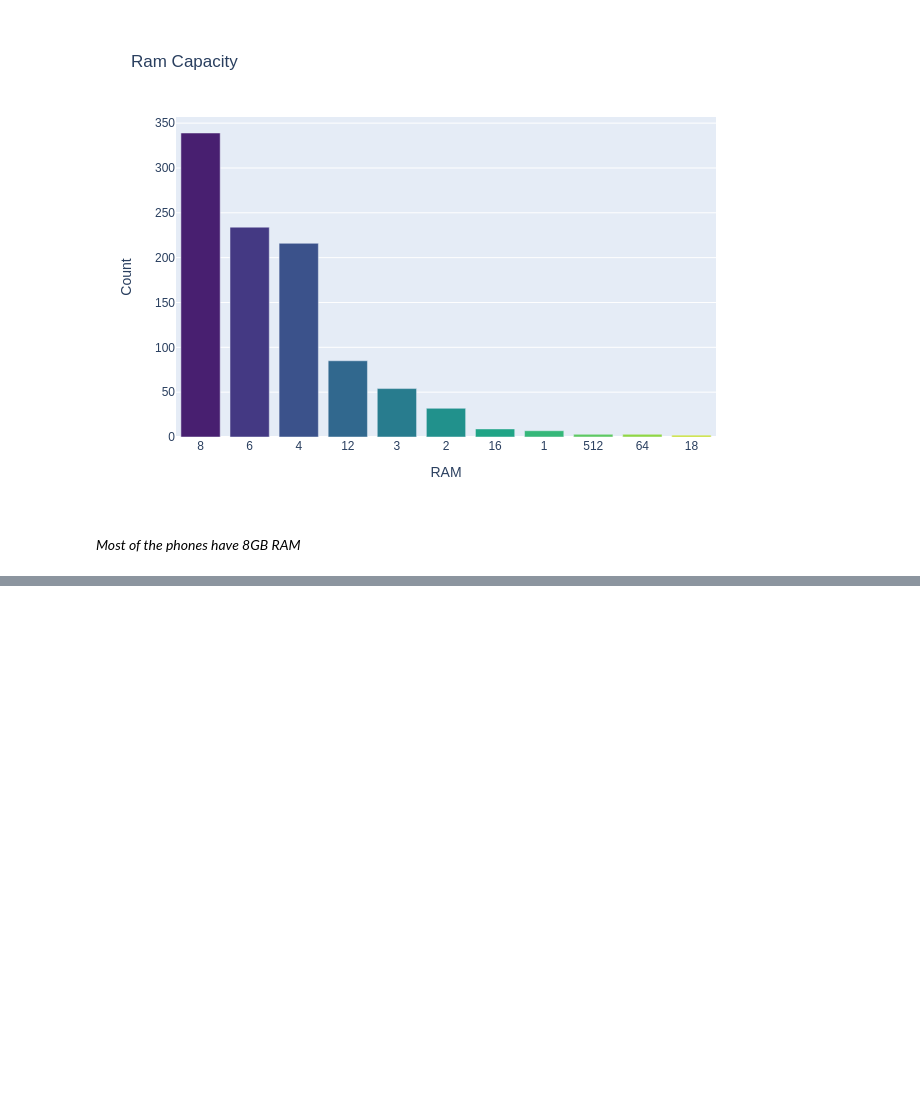
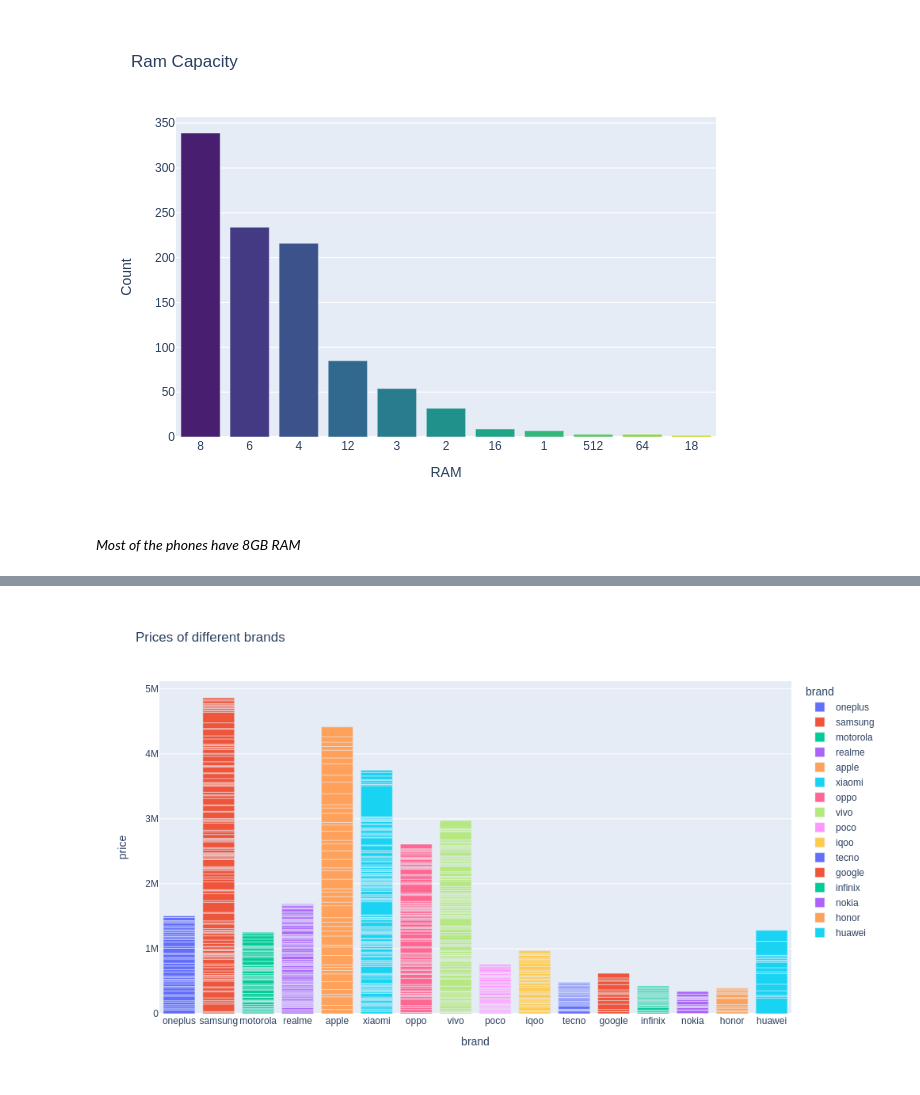
Before and after one commit to NityaVerma19/Data-Cleaning-Smartphone-Dataset, a Jupyter notebook: data-cleaning.ipynb, the cells around one changed output, grey strips where cells are left out. Drawn from its saved outputs; the diff is of its cells as text; code cells hidden in the pictures; blank space fills up the shorter version.

```diff
--- a/data-cleaning.ipynb
+++ b/data-cleaning.ipynb
@@ -1310,0 +1380,9 @@ fig.show("png")
+# %%
+x = df1.groupby("brand").count()['model']
+more_than_10 = df1[df1['brand'].isin(x[x>10].index)]
+# %%
+fig = px.bar(more_than_10, x='brand', y='price', title='Prices of different brands', color='brand', width=1000, height=600)
+
+# Show the plot
+fig.show('png')
+# %% [output]
@@ -1310,0 +1390 @@ fig.show("png")
+[figure, added]
```
Also changed, not shown: parts of 19 cells of this notebook.
